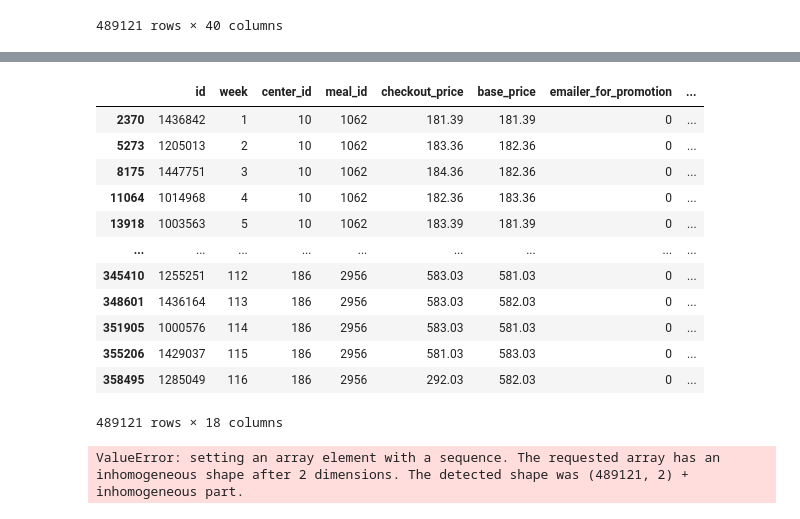
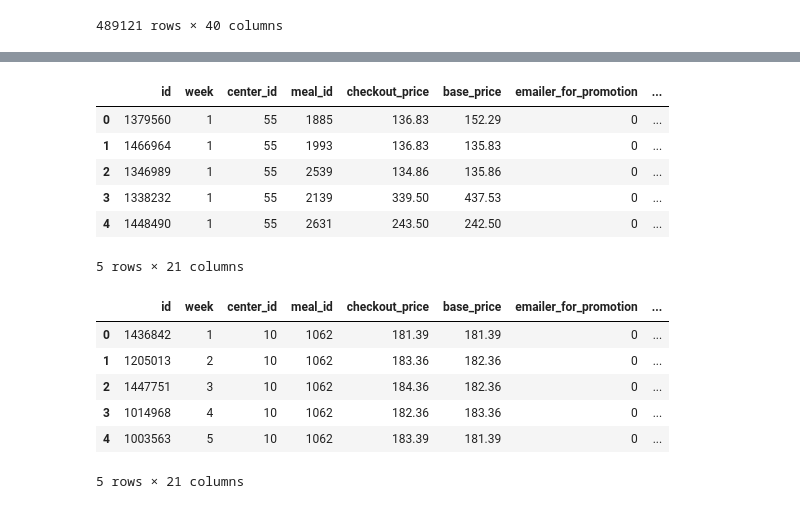
Before and after one commit to snarula31/End-to-end-Food-Demand-Prediction, a Jupyter notebook: notebook/Food_Demand_forecasting.ipynb, the cells around one changed output, grey strips where cells are left out. Drawn from its saved outputs; the diff is of its cells as text; code cells hidden in the pictures.

Commit message:
LSTM Data transformer completed

```diff
--- a/notebook/Food_Demand_forecasting.ipynb
+++ b/notebook/Food_Demand_forecasting.ipynb
@@ -1652,29 +1653,10 @@ lb = LabelEncoder()
-# %%
-datak['city_code'] = datak['city_code'].astype('object')
-datak['region_code'] = datak['region_code'].astype('object')
-datak['center_id'] = datak['center_id'].astype('object')
-datak['meal_id'] = datak['meal_id'].astype('object')
 # %%
 datak.head()
 # %% [output]
 |  | id | week | center_id | meal_id | checkout_price | base_price | emailer_for_promotion | ... |
-| 2370 | 1436842 | 1 | 10 | 1062 | 181.39 | 181.39 | 0 | ... |
-| 5273 | 1205013 | 2 | 10 | 1062 | 183.36 | 182.36 | 0 | ... |
-| 8175 | 1447751 | 3 | 10 | 1062 | 184.36 | 182.36 | 0 | ... |
-| 11064 | 1014968 | 4 | 10 | 1062 | 182.36 | 183.36 | 0 | ... |
-| 13918 | 1003563 | 5 | 10 | 1062 | 183.39 | 181.39 | 0 | ... |
-| ... | ... | ... | ... | ... | ... | ... | ... | ... |
-| 345410 | 1255251 | 112 | 186 | 2956 | 583.03 | 581.03 | 0 | ... |
-| 348601 | 1436164 | 113 | 186 | 2956 | 583.03 | 582.03 | 0 | ... |
-| 351905 | 1000576 | 114 | 186 | 2956 | 583.03 | 581.03 | 0 | ... |
-| 355206 | 1429037 | 115 | 186 | 2956 | 581.03 | 583.03 | 0 | ... |
-| 358495 | 1285049 | 116 | 186 | 2956 | 292.03 | 582.03 | 0 | ... |
+| 0 | 1379560 | 1 | 55 | 1885 | 136.83 | 152.29 | 0 | ... |
+| 1 | 1466964 | 1 | 55 | 1993 | 136.83 | 135.83 | 0 | ... |
+| 2 | 1346989 | 1 | 55 | 2539 | 134.86 | 135.86 | 0 | ... |
+| 3 | 1338232 | 1 | 55 | 2139 | 339.50 | 437.53 | 0 | ... |
+| 4 | 1448490 | 1 | 55 | 2631 | 243.50 | 242.50 | 0 | ... |
-489121 rows × 18 columns
+5 rows × 21 columns
-# %%
-columns = ['center_type', 'category','cuisine','center_id','region_code','city_code','meal_id']
-for col in columns:
-    datak[col] = lb.fit_transform(datak[col])
-
-datak
-# %% [output]
-ValueError: setting an array element with a sequence. The requested array has an inhomogeneous shape after 2 dimensions. The detected shape was (489121, 2) + inhomogeneous part.
@@ -1680,0 +1672,13 @@ ValueError: setting an array element with a sequence. The requested array has an
+# %%
+train_df = datak[datak['week'].isin(range(1,136))] #for training the model
+test_df = datak[datak['week'].isin(range(136,146))] #for testing the model
+# %%
+train_df.head()
+# %% [output]
+|  | id | week | center_id | meal_id | checkout_price | base_price | emailer_for_promotion | ... |
+| 0 | 1436842 | 1 | 10 | 1062 | 181.39 | 181.39 | 0 | ... |
+| 1 | 1205013 | 2 | 10 | 1062 | 183.36 | 182.36 | 0 | ... |
+| 2 | 1447751 | 3 | 10 | 1062 | 184.36 | 182.36 | 0 | ... |
+| 3 | 1014968 | 4 | 10 | 1062 | 182.36 | 183.36 | 0 | ... |
+| 4 | 1003563 | 5 | 10 | 1062 | 183.39 | 181.39 | 0 | ... |
+5 rows × 21 columns
```
Also changed, not shown: parts of 15 cells of this notebook, 2 other files.
